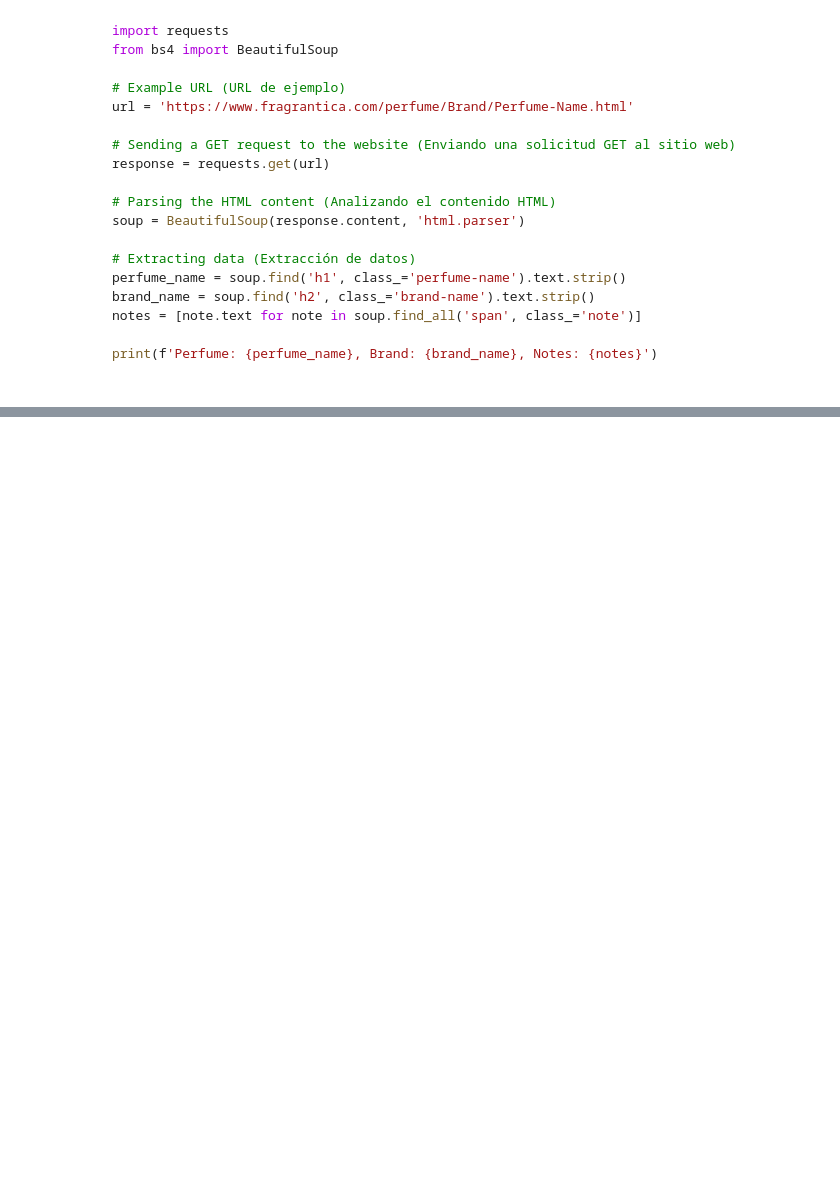
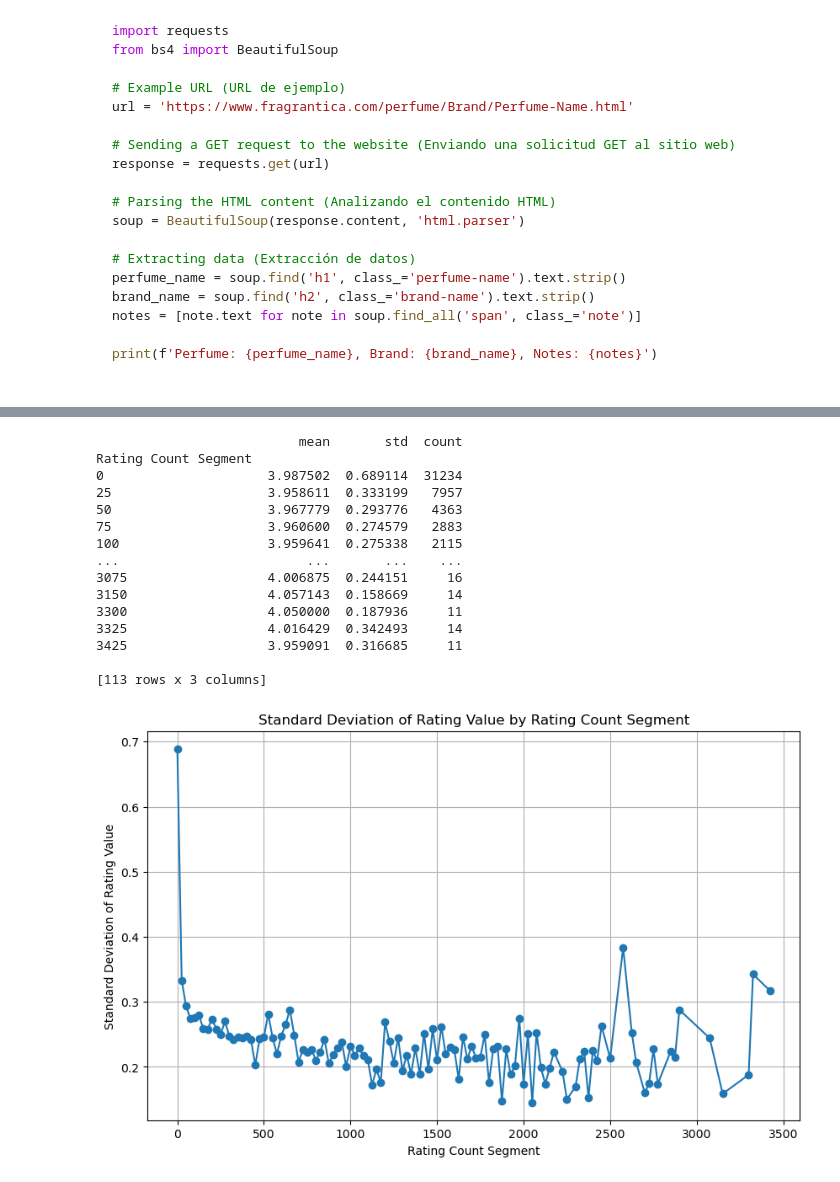
Before and after one commit to mmattyV/fragrance-scrape, a Jupyter notebook: fragrantica2.ipynb, the cells around one changed output, grey strips where cells are left out. Cells and saved outputs as stored; diff of their text form; code cells hidden in the pictures; blank space fills up the shorter version.

Commit message:
fragrantica limpieza de datos

```diff
--- a/fragrantica2.ipynb
+++ b/fragrantica2.ipynb
@@ -235,0 +686,46 @@ Combined CSV file saved to: data/Fragrantica/fra_scraping.csv
+# %%
+import pandas as pd
+import numpy as np
+import matplotlib.pyplot as plt
+
+# Cargar el archivo Excel
+file_path = 'fra_scraping10.xlsx'
+df = pd.read_excel(file_path)
+
+# Crear segmentos de 'Rating Count' (e.g., cada 1000 votos)
+df['Rating Count Segment'] = (df['Rating Count'] // 25) * 25
+
+# Calcular la media y desviación estándar de 'Rating Value' para cada segmento
+grouped = df.groupby('Rating Count Segment')['Rating Value'].agg(['mean', 'std', 'count'])
+
+# Filtrar para solo segmentos con suficientes datos
+grouped = grouped[grouped['count'] > 10]  # Segmentos con al menos 10 perfumes
+
+# Mostrar los resultados
+print(grouped)
+
+# Gráfico de la desviación estándar por segmento
+plt.figure(figsize=(10, 6))
+plt.plot(grouped.index, grouped['std'], marker='o')
+plt.title('Standard Deviation of Rating Value by Rating Count Segment')
+plt.xlabel('Rating Count Segment')
+plt.ylabel('Standard Deviation of Rating Value')
+plt.grid(True)
+plt.show()
+# %% [output]
+                          mean       std  count
+Rating Count Segment
+0                     3.987502  0.689114  31234
+25                    3.958611  0.333199   7957
+50                    3.967779  0.293776   4363
+75                    3.960600  0.274579   2883
+100                   3.959641  0.275338   2115
+...                        ...       ...    ...
+3075                  4.006875  0.244151     16
+3150                  4.057143  0.158669     14
+3300                  4.050000  0.187936     11
+3325                  4.016429  0.342493     14
+3425                  3.959091  0.316685     11
+
+[113 rows x 3 columns]
+[figure, added]
```
Also changed, not shown: parts of 43 cells of this notebook, 10 other files.
